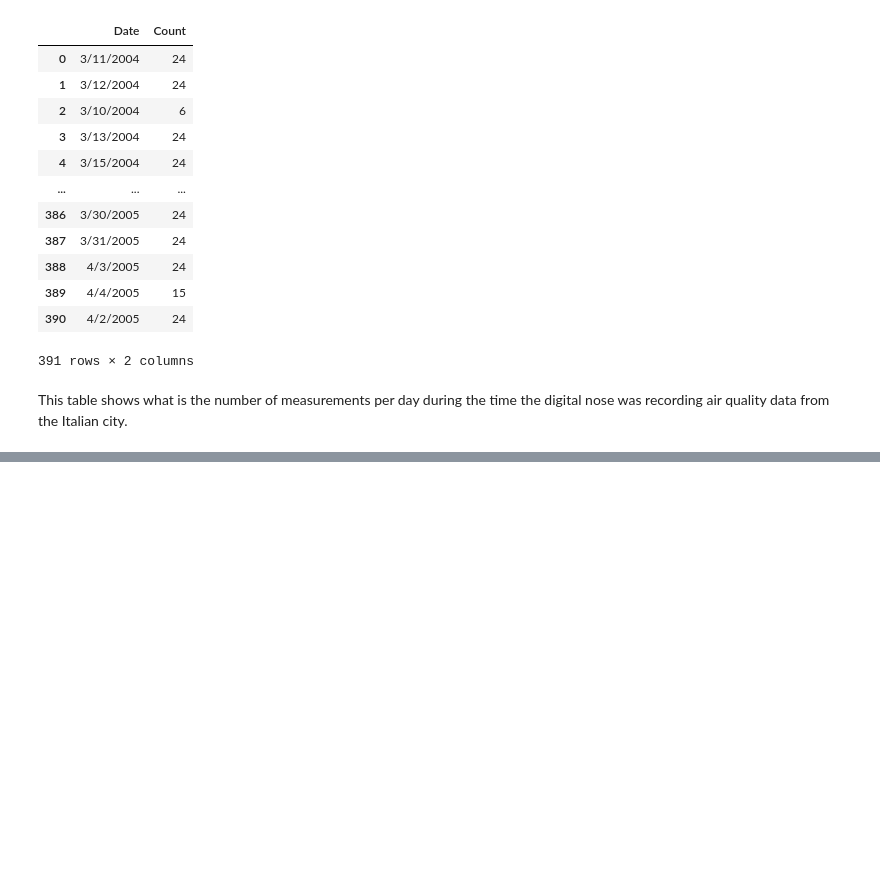
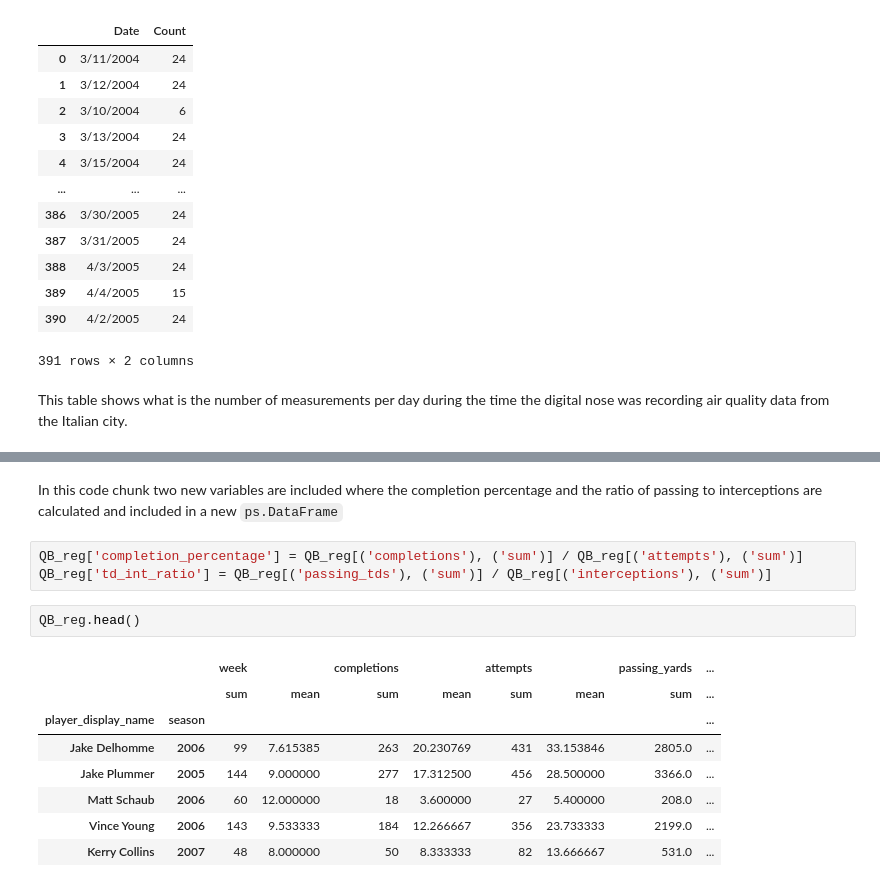
Before and after one commit to YefridC09/ST-554_Big_data_analysis, a Jupyter notebook: Project_2/Project2_Yefrid_Cordoba.ipynb, the cells around one changed output, grey strips where cells are left out. Cells and saved outputs as stored; diff of their text form; blank space fills up the shorter version.

```diff
--- a/Project_2/Project2_Yefrid_Cordoba.ipynb
+++ b/Project_2/Project2_Yefrid_Cordoba.ipynb
@@ -259,0 +340,16 @@ This table shows what is the number of measurements per day during the time the
+# %% [markdown]
+In this code chunk two new variables are included where the completion percentage and the ratio of passing to interceptions are calculated and included in a new `ps.DataFrame`
+# %%
+QB_reg['completion_percentage'] = QB_reg[('completions'), ('sum')] / QB_reg[('attempts'), ('sum')]
+QB_reg['td_int_ratio'] = QB_reg[('passing_tds'), ('sum')] / QB_reg[('interceptions'), ('sum')]
+# %%
+QB_reg.head()
+# %% [output]
+|  |  | week |  | completions |  | attempts |  | passing_yards | ... |
+|  |  | sum | mean | sum | mean | sum | mean | sum | ... |
+| player_display_name | season |  |  |  |  |  |  |  | ... |
+| Jake Delhomme | 2006 | 99 | 7.615385 | 263 | 20.230769 | 431 | 33.153846 | 2805.0 | ... |
+| Jake Plummer | 2005 | 144 | 9.000000 | 277 | 17.312500 | 456 | 28.500000 | 3366.0 | ... |
+| Matt Schaub | 2006 | 60 | 12.000000 | 18 | 3.600000 | 27 | 5.400000 | 208.0 | ... |
+| Vince Young | 2006 | 143 | 9.533333 | 184 | 12.266667 | 356 | 23.733333 | 2199.0 | ... |
+| Kerry Collins | 2007 | 48 | 8.000000 | 50 | 8.333333 | 82 | 13.666667 | 531.0 | ... |
```
Also changed, not shown: parts of 26 cells of this notebook.
